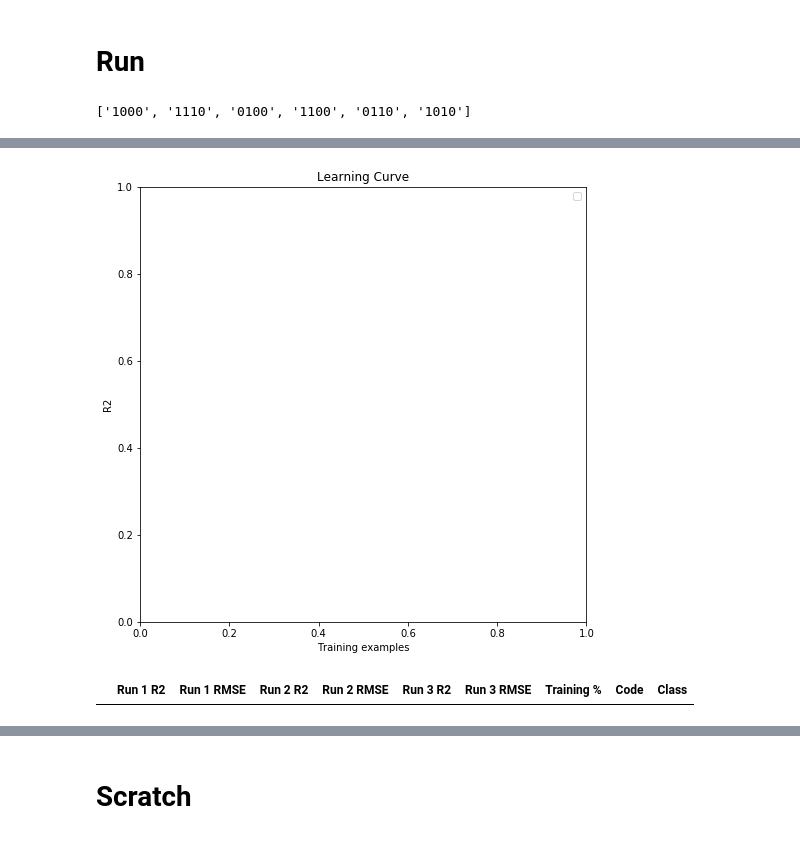
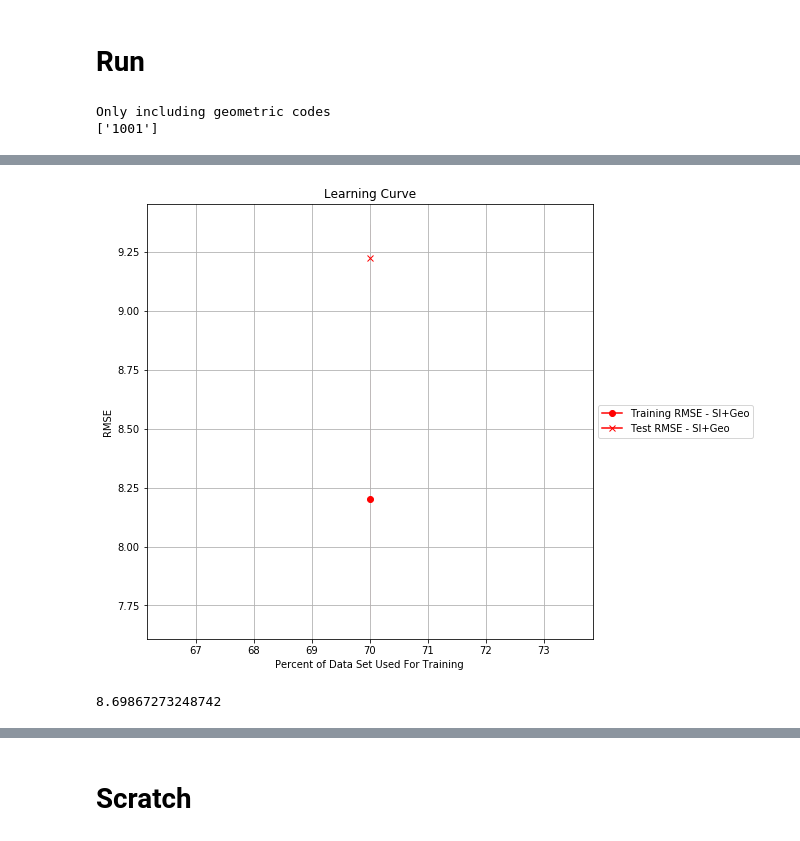
Before and after one commit to rishigurnani/hMOFs-Snurr, a Jupyter notebook: plot_results.ipynb, the cells around one changed output, grey strips where cells are left out. Drawn from its saved outputs; the diff is of its cells as text; code cells hidden in the pictures.

```diff
--- a/plot_results.ipynb
+++ b/plot_results.ipynb
@@ -31,7 +31,7 @@ os.getcwd()
 # %% [markdown]
 # Define variables
 # %%
-results_dir = '/data/rgur/efrc/ml/results/'
+results_dir = ru.sanitize_dir_path('/data/rgur/efrc/paper_data/benchmark/test_space')
 # %%
 stacked_path = '/data/rgur/efrc/prep_data/all_v1/stacked.csv'
 ml_d_path = '/data/rgur/efrc/prep_data/all_v1/ml_data.csv'
@@ -228,7 +313,7 @@ def fix_predictions(df):
     df['Prediction'] = new
 # %%
 def plot_results(df, title='Learning Curve', good_codes=None, score_name='RMSE', ylim=None, axes=None,
-                 place_legend='in'):
+                 place_legend='in', custom_labels=None, custom_colors=None):
     colors = ['r', 'k', 'b', 'c', 'm', 'y', 'darkorange', 'slategray', 'tan', 'deeppink', 'greenyellow','g']
     n_plots = len
     if axes is None:
@@ -237,12 +322,23 @@ def plot_results(df, title='Learning Curve', good_codes=None, score_name='RMSE',
     axes.set_title(title)
     if ylim is not None:
         axes.set_ylim(*ylim)
-    axes.set_xlabel("Training examples")
+    axes.set_xlabel("Percent of Data Set Used For Training")
     axes.set_ylabel(score_name)
     if good_codes == None:
         good_codes = df['Code'].unique().tolist()
+    if custom_colors==None:
+        color_map = {}
+        for ind, code in enumerate(good_codes):
+            color_map[code] = colors[ind]
+    else:
+        color_map = custom_colors
     for ind, code in enumerate(good_codes):
-        LABEL = labelFromCode(code)
+        if custom_labels == None:
+            LABEL = labelFromCode(code)
+            TRAIN_LABEL = "Training %s - %s" %(score_name, LABEL)
+            TEST_LABEL = "Test %s - %s" %(score_name, LABEL)
+        else:
+            TRAIN_LABEL, TEST_LABEL = custom_labels[code]
         df_code = df[df['Code'] == code]
         train_df = df_code[df_code['Class'] == 'Train']
         test_df = df_code[df_code['Class'] == 'Test']
@@ -267,14 +363,14 @@ def plot_results(df, title='Learning Curve', good_codes=None, score_name='RMSE',
         axes.grid()
         axes.fill_between(train_sizes[0:n_done], train_scores_mean - train_scores_std,
                              train_scores_mean + train_scores_std, alpha=0.1,
-                             color=colors[ind])
+                             color=color_map[code])
         axes.fill_between(train_sizes[0:n_done], test_scores_mean - test_scores_std,
                              test_scores_mean + test_scores_std, alpha=0.1,
-                             color=colors[ind])
-        axes.plot(train_sizes[0:n_done], train_scores_mean, 'o-', color=colors[ind],
-                     label="Training %s - %s" %(score_name, LABEL) )
-        axes.plot(train_sizes[0:n_done], test_scores_mean, 'x-', color=colors[ind],
-                     label="Test %s - %s" %(score_name, LABEL) )
+                             color=color_map[code])
+        axes.plot(train_sizes[0:n_done], train_scores_mean, 'o-', color=color_map[code],
+                     label=TRAIN_LABEL)
+        axes.plot(train_sizes[0:n_done], test_scores_mean, 'x-', color=color_map[code],
+                     label=TEST_LABEL)
     if place_legend == 'out':
         axes.legend(loc='center left', bbox_to_anchor=(1, 0.5))
     else:
@@ -284,16 +380,20 @@ def plot_results(df, title='Learning Curve', good_codes=None, score_name='RMSE',
 # %% [markdown]
 # Run
 # %%
-#GOOD_CODES = ['1010', '1000']
+results_dir = ru.sanitize_dir_path('/data/rgur/efrc/paper_data/benchmark/test_space')
+GOOD_CODES = ['1011', '1010']
 #GOOD_TIME = ['08_37PM_on_April_18_2020', '02_56PM_on_April_20_2020']
+#GOOD_TIME = ['08_37PM_on_April_18_2020']
 #GOOD_TIME = ['05_52PM_on_April_26_2020', '11_15AM_on_April_28_2020', '05_14PM_on_April_28_2020']
-GOOD_TIME = ['12_07PM_on_April_28_2020']
+#GOOD_TIME = ['12_18PM_on_April_29_2020', '12_01PM_on_April_30_2020', '06_24PM_on_May_03_2020']
+GOOD_TIME = ['11_31AM_on_May_05_2020']
 
-results_df = getResultsDf(good_codes=None, good_time=GOOD_TIME, fix_preds=True, include_geo=False, stacked=False)
+results_df = getResultsDf2(good_codes=None, good_time=GOOD_TIME, fix_preds=True, include_geo=True,
+                           stacked=False, n_seed=5)
 # %% [output]
-['1000', '1110', '0100', '1100', '0110', '1010']
+Only including geometric codes
+['1001']
 # %%
 %matplotlib inline
-
-plot_results(results_df, score_name='R2')
+plot_results(results_df, score_name='RMSE', place_legend='out')
 # %% [output]
@@ -302,5 +401 @@ W0429 11:13:31.446654 140098263344896 legend.py:1289] No handles with labels fou
-[figure, old version]
+[figure, new version]
-# %%
-results_df
-# %% [output]
-|  | Run 1 R2 | Run 1 RMSE | Run 2 R2 | Run 2 RMSE | Run 3 R2 | Run 3 RMSE | Training % | Code | Class |
@@ -306,0 +407,4 @@ results_df
+# %%
+np.min(test[['Run 1 RMSE', 'Run 2 RMSE', 'Run 3 RMSE']].to_numpy())
+# %% [output]
+8.69867273248742
```
Also changed, not shown: parts of 30 cells of this notebook, 6 other files.
